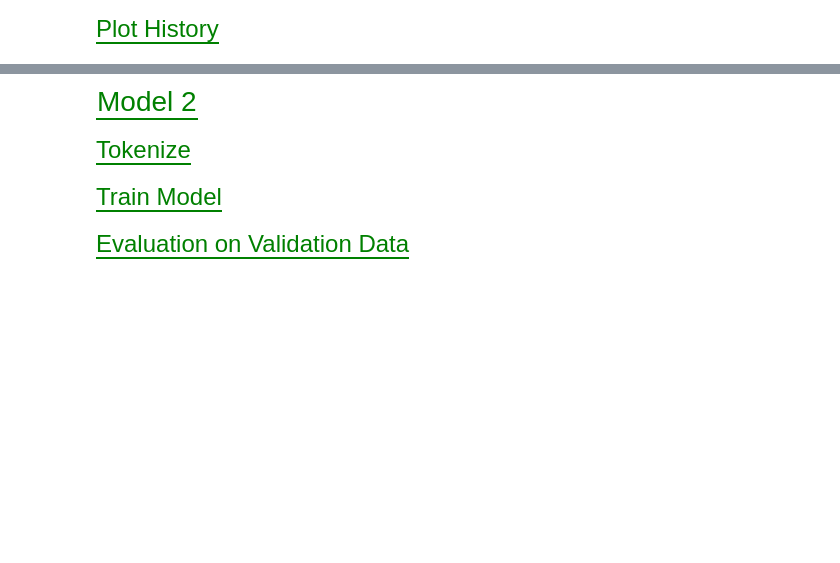
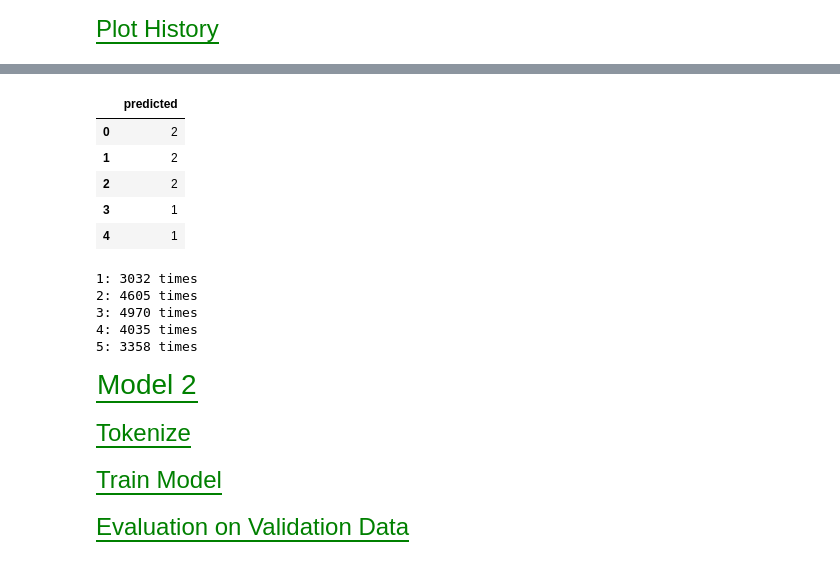
Before and after one commit to mr-robot77/Quera_G11-Project3, a Jupyter notebook: Problem2-Sentiment Analysis-NLP/Sentiment_Analysis_Amazon_NLP_Q3.ipynb, the cells around one changed output, grey strips where cells are left out. Cells and saved outputs as stored; diff of their text form; code cells hidden in the pictures; blank space fills up the shorter version.

```diff
--- a/Problem2-Sentiment Analysis-NLP/Sentiment_Analysis_Amazon_NLP_Q3.ipynb
+++ b/Problem2-Sentiment Analysis-NLP/Sentiment_Analysis_Amazon_NLP_Q3.ipynb
@@ -287,6 +271,6 @@ train_data2['summary'] = train_data2['summary'].apply(text_cleaning)
 # %%
-df_test['reviewText'] = df_test['reviewText'].apply(text_cleaning)
-df_test['summary'] = df_test['summary'].fillna('')
-df_test['summary'] = df_test['summary'].apply(text_cleaning)
+# df_test['reviewText'] = df_test['reviewText'].apply(text_cleaning)
+# df_test['summary'] = df_test['summary'].fillna('')
+# df_test['summary'] = df_test['summary'].apply(text_cleaning)
 # %%
 df_train = train_data2.copy()
@@ -600,0 +630,6 @@ plot_history(history1)
+# %%
+predicted_test = model1.predict([test_encoded['input_ids'], test_encoded['attention_mask']])
+logits_test = predicted_test.logits
+
+y_test_predicted = tf.argmax(logits_test, axis=1)
+y_test_predicted = y_test_predicted.numpy() + 1
@@ -601,3 +638,26 @@ plot_history(history1)
+# %%
+df = pd.DataFrame({'predicted': y_test_predicted})
+
+df.to_csv('/kaggle/working/q2_submission_model1_125.csv', index=False)
+df.head()
+# %% [output]
+|  | predicted |
+| 0 | 2 |
+| 1 | 2 |
+| 2 | 2 |
+| 3 | 1 |
+| 4 | 1 |
+# %%
+unique_values, counts = np.unique(y_test_predicted, return_counts=True)
+
+for value, count in zip(unique_values, counts):
+    print(f"{value}: {count} times")
+# %% [output]
+1: 3032 times
+2: 4605 times
+3: 4970 times
+4: 4035 times
+5: 3358 times
 # %%
 # save model
 save_model(model1, tokenizer1,
```
Also changed, not shown: parts of 60 cells of this notebook.
